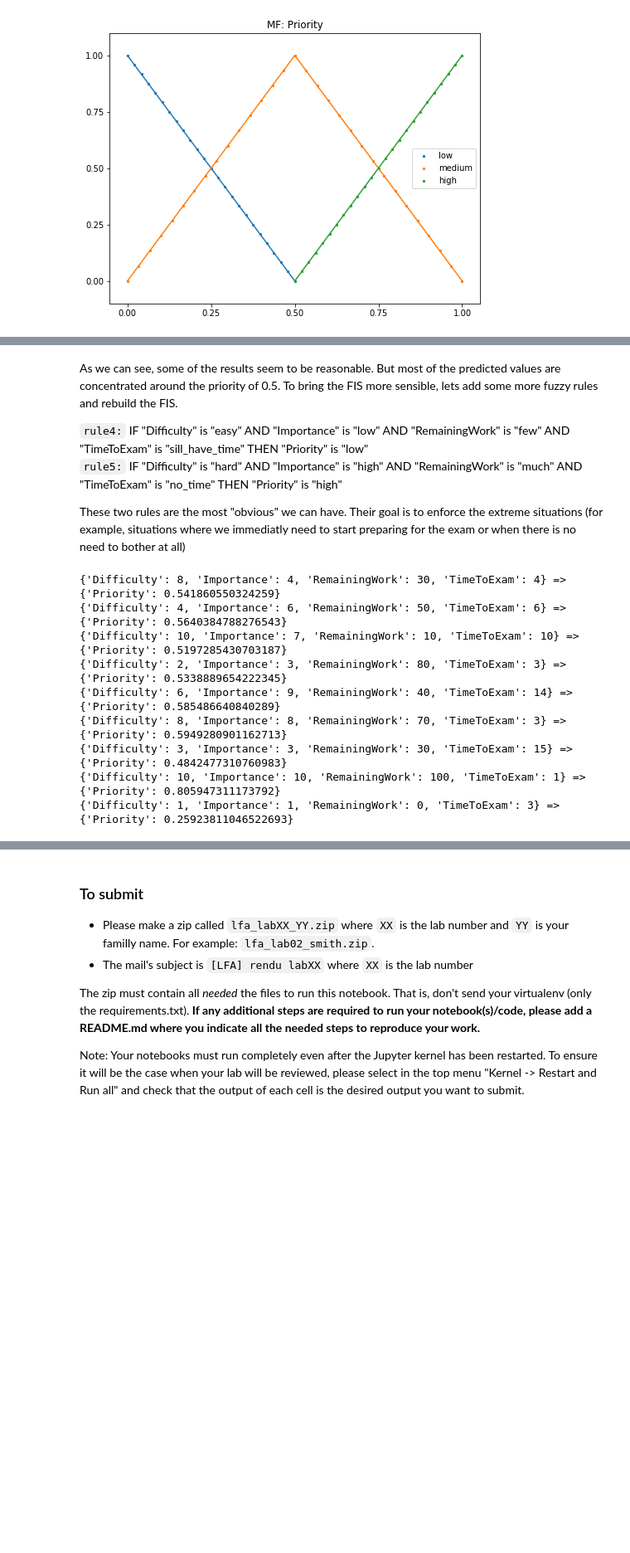
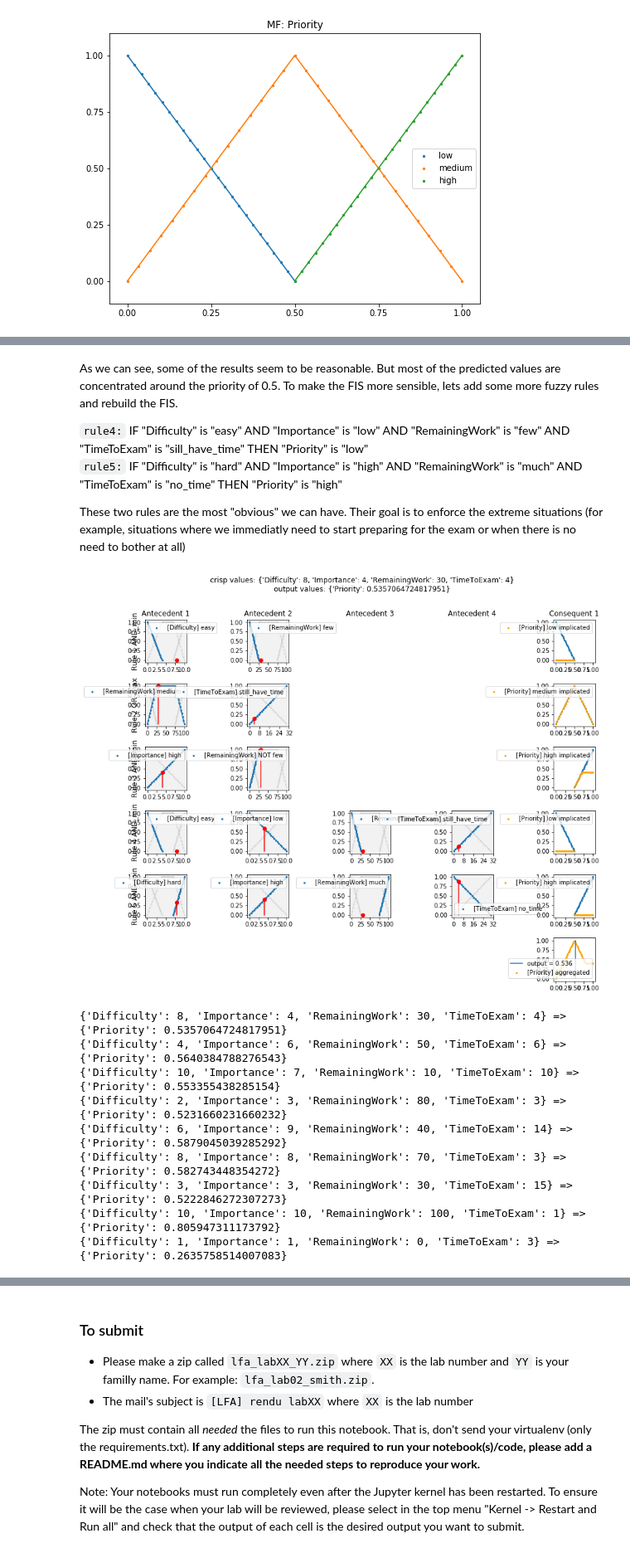
Before and after one commit to SachaKor/LFA-lab4, a Jupyter notebook: 040_exam_problem/000_exam_problem.ipynb, the cells around one changed output, grey strips where cells are left out. Shown at 83% size. Saved outputs shown, nothing was run; the diff lists cells and outputs as text; code cells hidden in the pictures; blank space fills up the shorter version.

```diff
--- a/040_exam_problem/000_exam_problem.ipynb
+++ b/040_exam_problem/000_exam_problem.ipynb
@@ -279,5 +279,5 @@ for in_val in input_values_list:
 # %% [markdown]
-As we can see, some of the results seem to be reasonable. But most of the predicted values are concentrated around the priority of 0.5. To bring the FIS more sensible, lets add some more fuzzy rules and rebuild the FIS.
+As we can see, some of the results seem to be reasonable. But most of the predicted values are concentrated around the priority of 0.5. To make the FIS more sensible, lets add some more fuzzy rules and rebuild the FIS.
 
 `rule4:` IF "Difficulty" is "easy" AND "Importance" is "low" AND "RemainingWork" is "few" AND "TimeToExam" is "sill_have_time" THEN "Priority" is "low"
 `rule5:` IF "Difficulty" is "hard" AND "Importance" is "high" AND "RemainingWork" is "much" AND "TimeToExam" is "no_time" THEN "Priority" is "high"
@@ -295,39 +295,47 @@ r4 = FuzzyRule(
     cons=[
         Consequent(lv_priority, "low"),
     ],
     impl_func=MIN
 )
 
 r5 = FuzzyRule(
     ants=[
         Antecedent(lv_difficulty, "hard"),
         Antecedent(lv_importance, "high"),
         Antecedent(lv_remaining_work, "much"),
         Antecedent(lv_time, "no_time")
     ],
     ant_act_func=AND_min,
     cons=[
         Consequent(lv_priority, "high"),
     ],
     impl_func=MIN
 )
 
 fis = FIS(
     rules=[r1, r2, r3, r4, r5],
     aggr_func=np.max,
     defuzz_func=COA_func
 )
 
+# Execute the FIS
+input_values = {'Difficulty': 8, 'Importance': 4, "RemainingWork": 30, "TimeToExam": 4}
+predicted_value = fis.predict(input_values)
+
+fisv = FISViewer(fis, figsize=(12, 10))
+fisv.show()
+
 for in_val in input_values_list:
     predicted_value = fis.predict(in_val)
     print(in_val, "=>", predicted_value)
 # %% [output]
+[figure, added]
-{'Difficulty': 8, 'Importance': 4, 'RemainingWork': 30, 'TimeToExam': 4} => {'Priority': 0.541860550324259}
+{'Difficulty': 8, 'Importance': 4, 'RemainingWork': 30, 'TimeToExam': 4} => {'Priority': 0.5357064724817951}
 {'Difficulty': 4, 'Importance': 6, 'RemainingWork': 50, 'TimeToExam': 6} => {'Priority': 0.5640384788276543}
-{'Difficulty': 10, 'Importance': 7, 'RemainingWork': 10, 'TimeToExam': 10} => {'Priority': 0.5197285430703187}
-{'Difficulty': 2, 'Importance': 3, 'RemainingWork': 80, 'TimeToExam': 3} => {'Priority': 0.5338889654222345}
-{'Difficulty': 6, 'Importance': 9, 'RemainingWork': 40, 'TimeToExam': 14} => {'Priority': 0.585486640840289}
-{'Difficulty': 8, 'Importance': 8, 'RemainingWork': 70, 'TimeToExam': 3} => {'Priority': 0.5949280901162713}
-{'Difficulty': 3, 'Importance': 3, 'RemainingWork': 30, 'TimeToExam': 15} => {'Priority': 0.4842477310760983}
+{'Difficulty': 10, 'Importance': 7, 'RemainingWork': 10, 'TimeToExam': 10} => {'Priority': 0.553355438285154}
+{'Difficulty': 2, 'Importance': 3, 'RemainingWork': 80, 'TimeToExam': 3} => {'Priority': 0.5231660231660232}
+{'Difficulty': 6, 'Importance': 9, 'RemainingWork': 40, 'TimeToExam': 14} => {'Priority': 0.5879045039285292}
+{'Difficulty': 8, 'Importance': 8, 'RemainingWork': 70, 'TimeToExam': 3} => {'Priority': 0.582743448354272}
+{'Difficulty': 3, 'Importance': 3, 'RemainingWork': 30, 'TimeToExam': 15} => {'Priority': 0.5222846272307273}
 {'Difficulty': 10, 'Importance': 10, 'RemainingWork': 100, 'TimeToExam': 1} => {'Priority': 0.805947311173792}
-{'Difficulty': 1, 'Importance': 1, 'RemainingWork': 0, 'TimeToExam': 3} => {'Priority': 0.25923811046522693}
+{'Difficulty': 1, 'Importance': 1, 'RemainingWork': 0, 'TimeToExam': 3} => {'Priority': 0.2635758514007083}
```
Also changed, not shown: parts of 9 cells of this notebook.
